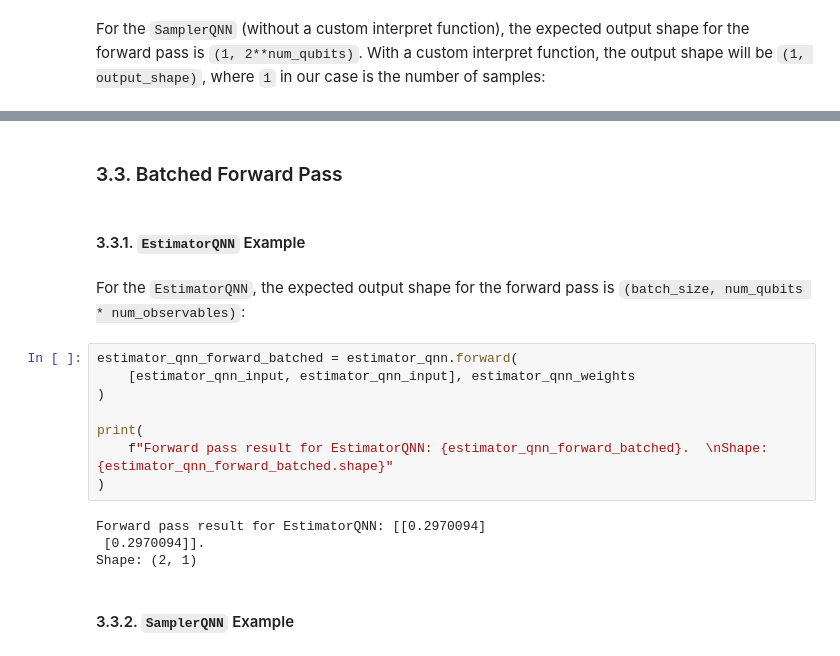
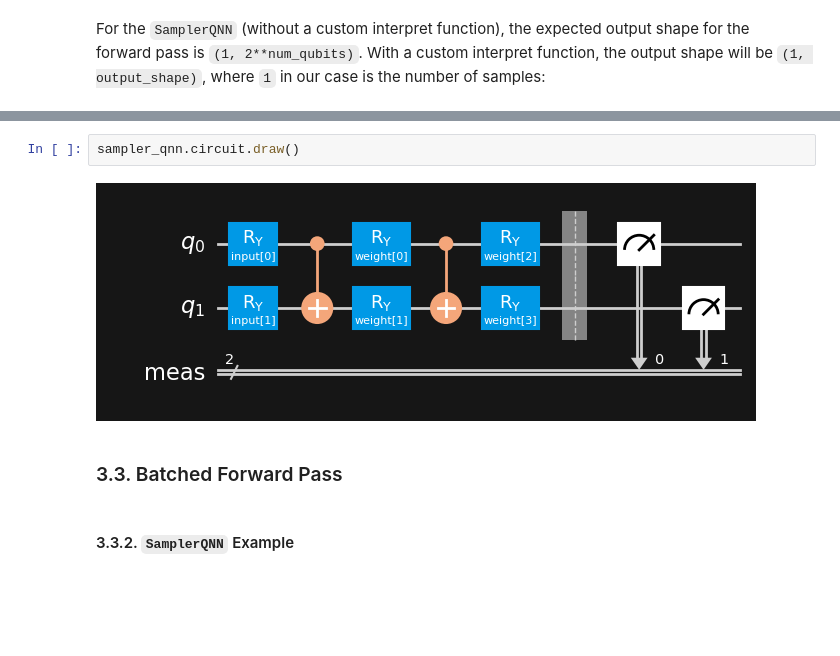
Before and after one commit to johannesgreiner/qiskit-machine-learning, a Jupyter notebook: docs/tutorials/01_neural_networks.ipynb, the cells around one changed output, grey strips where cells are left out. Saved outputs shown, nothing was run; the diff lists cells and outputs as text; blank space fills up the shorter version.

Commit message:
focus on SamplerQNN in 01 for walkthrough

```diff
--- a/docs/tutorials/01_neural_networks.ipynb
+++ b/docs/tutorials/01_neural_networks.ipynb
@@ -231,22 +195,10 @@ Forward pass result for SamplerQNN: [[0.01826527 0.25735654 0.5267981  0.1975800
 Shape: (1, 4)
+# %%
+sampler_qnn.circuit.draw()
+# %% [output]
+[figure, added]
 # %% [markdown]
 ### 3.3. Batched Forward Pass
-# %% [markdown]
-#### 3.3.1. `EstimatorQNN` Example
-# %% [markdown]
-For the `EstimatorQNN`, the expected output shape for the forward pass is `(batch_size, num_qubits * num_observables)`:
-# %%
-estimator_qnn_forward_batched = estimator_qnn.forward(
-    [estimator_qnn_input, estimator_qnn_input], estimator_qnn_weights
-)
-
-print(
-    f"Forward pass result for EstimatorQNN: {estimator_qnn_forward_batched}.  \nShape: {estimator_qnn_forward_batched.shape}"
-)
-# %% [output]
-Forward pass result for EstimatorQNN: [[0.2970094]
- [0.2970094]].
-Shape: (2, 1)
 # %% [markdown]
 #### 3.3.2. `SamplerQNN` Example
 # %% [markdown]
```
Also changed, not shown: parts of 28 cells of this notebook.
